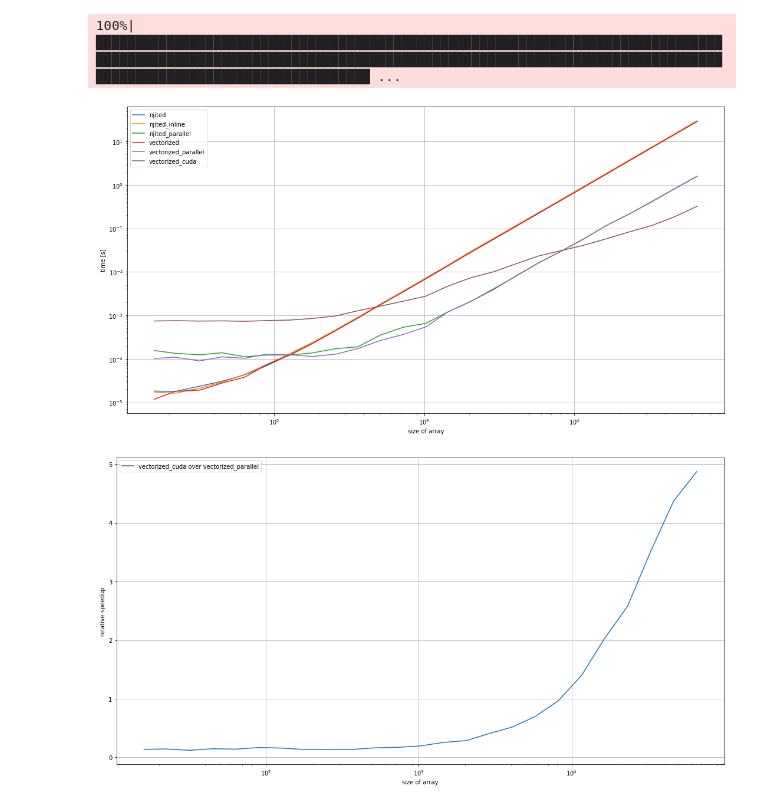
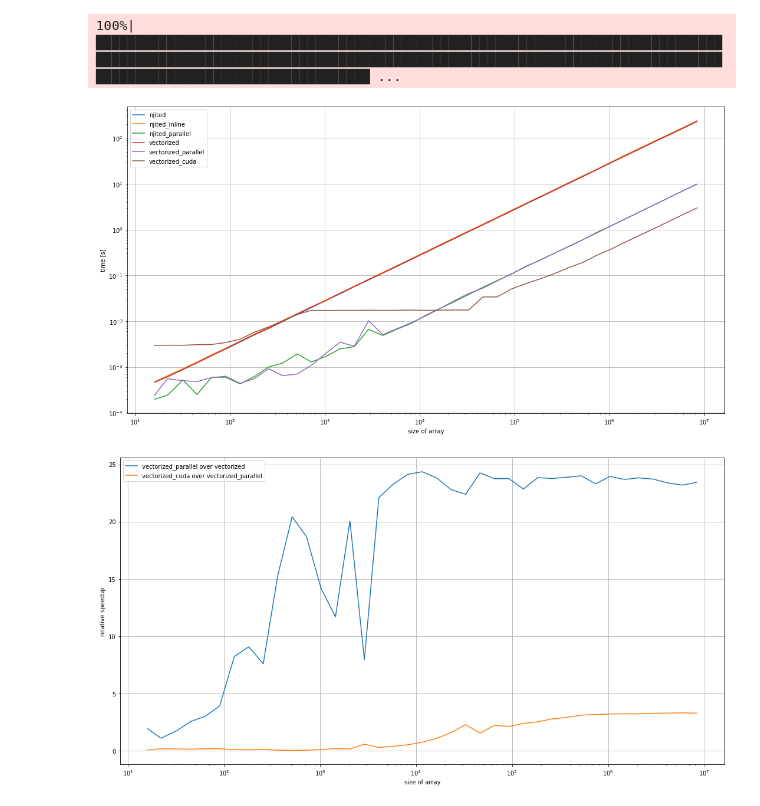
Before and after one commit to pleiszenburg/bulk_propagate, a Jupyter notebook: test_03.ipynb, the cells around one changed output. Drawn from its saved outputs; the diff is of its cells as text; code cells hidden in the pictures.

```diff
--- a/test_03.ipynb
+++ b/test_03.ipynb
@@ -86,8 +88,8 @@ def njited_parallel(d: np.ndarray) -> np.ndarray:
 @nb.njit
 def vectorized_dummy(scalar: float) -> float:
     res: float = 0.0
-    for idx in range(round(scalar)):
-        if idx % 2 == 0:
+    for idx in range(COMPLEXITY):
+        if idx % 2 == round(scalar) % 2:
             res += sin(idx)
         else:
             res -= cos(idx)
@@ -100,8 +102,8 @@ def vectorized(d: float) -> float:
 @nb.njit('f8(f8)')
 def vectorized_parallel_dummy(scalar: float) -> float:
     res: float = 0.0
-    for idx in range(round(scalar)):
-        if idx % 2 == 0:
+    for idx in range(COMPLEXITY):
+        if idx % 2 == round(scalar) % 2:
             res += sin(idx)
         else:
             res -= cos(idx)
@@ -116,8 +118,8 @@ def vectorized_parallel(d: float) -> float:
 @cuda.jit('f8(f8)', device = True, inline = True)
 def vectorized_cuda_dummy(scalar: float) -> float:
     res: float = 0.0
-    for idx in range(round(scalar)):
-        if idx % 2 == 0:
+    for idx in range(COMPLEXITY):
+        if idx % 2 == round(scalar) % 2:
             res += sin(idx)
         else:
             res -= cos(idx)
@@ -154,7 +156,7 @@ def _name(func):
     except AttributeError:  # numba#8272
         return list(func.functions.values())[0][1].py_func.__name__[13:]
 
-def benchmark(start = 4, stop = 16, reps = 5):  # 20
+def benchmark(start = 4, stop = 23, reps = 2):  # 16
     sizes = (2 ** np.arange(start, stop + 0.5, 0.5)).astype('i8')
     results = {_name(func): [] for func in funcs[1:]}
     gc.disable()
@@ -176,36 +178,42 @@ s, r = benchmark()
 # %% [output]
 100%|███████████████████████████████████████████████████████████████████████████████████████████████████████████████████████████████████████████████████████████████████████████████████████████████████ ...
 # %%
-def plot(sizes, results):
+def plot_all(sizes, results):
     fig, ax = plt.subplots(figsize = (15, 8))
     for name, values in results.items():
         ax.loglog(sizes, values, label = name)
     ax.legend()
     ax.set_xlabel('size of array')
     ax.set_ylabel('time [s]')
     ax.grid()
     fig.tight_layout()
+    fig.savefig('plot_all.jpg')
 
-plot(s, r)
+plot_all(s, r)
 # %% [output]
-[figure, old version]
+[figure, new version]
 # %%
-def plot_relative_speedup(sizes, results, base, faster):
+def plot_relative_speedup(sizes, results, pairs):
     fig, ax = plt.subplots(figsize = (15, 8))
-    ax.semilogx(
-        sizes,
-        np.array(r[base]) / np.array(r[faster]),
-        label = f'{faster:s} over {base:}',
-    )
+    for base, faster in pairs:
+        ax.semilogx(
+            sizes,
+            np.array(r[base]) / np.array(r[faster]),
+            label = f'{faster:s} over {base:}',
+        )
     ax.legend()
     ax.set_xlabel('size of array')
     ax.set_ylabel('relative speedup')
     ax.grid()
     fig.tight_layout()
+    fig.savefig('plot_relative_speedup.jpg')
 
-plot_relative_speedup(s, r, base = 'vectorized_parallel', faster = 'vectorized_cuda')
+plot_relative_speedup(s, r, pairs = [
+    ('vectorized', 'vectorized_parallel'),
+    ('vectorized_parallel', 'vectorized_cuda'),
+])
 # %% [output]
-[figure, old version]
+[figure, new version]
 # %%
 s
 # %% [output]
```
Also changed, not shown: parts of 8 cells of this notebook.
